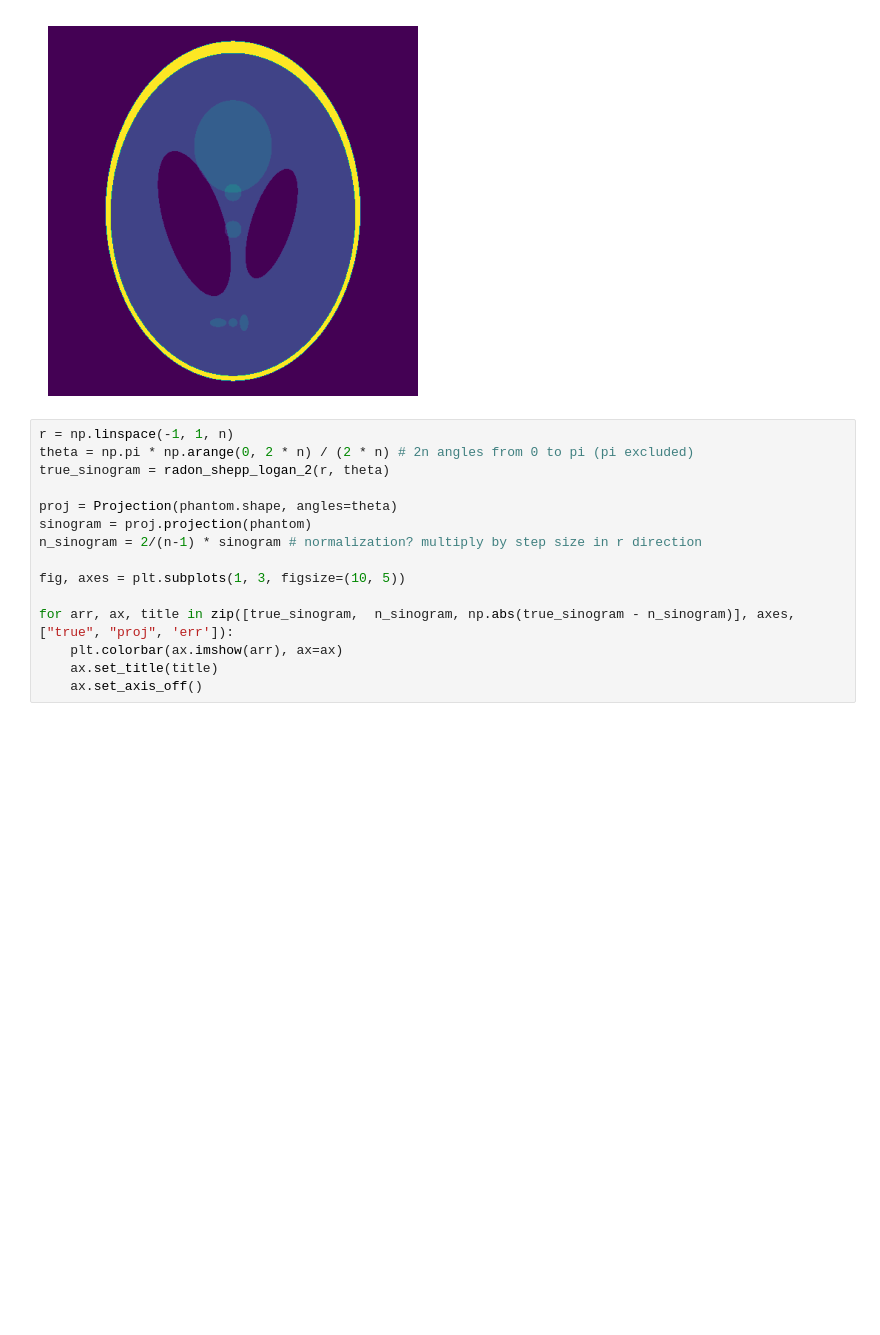
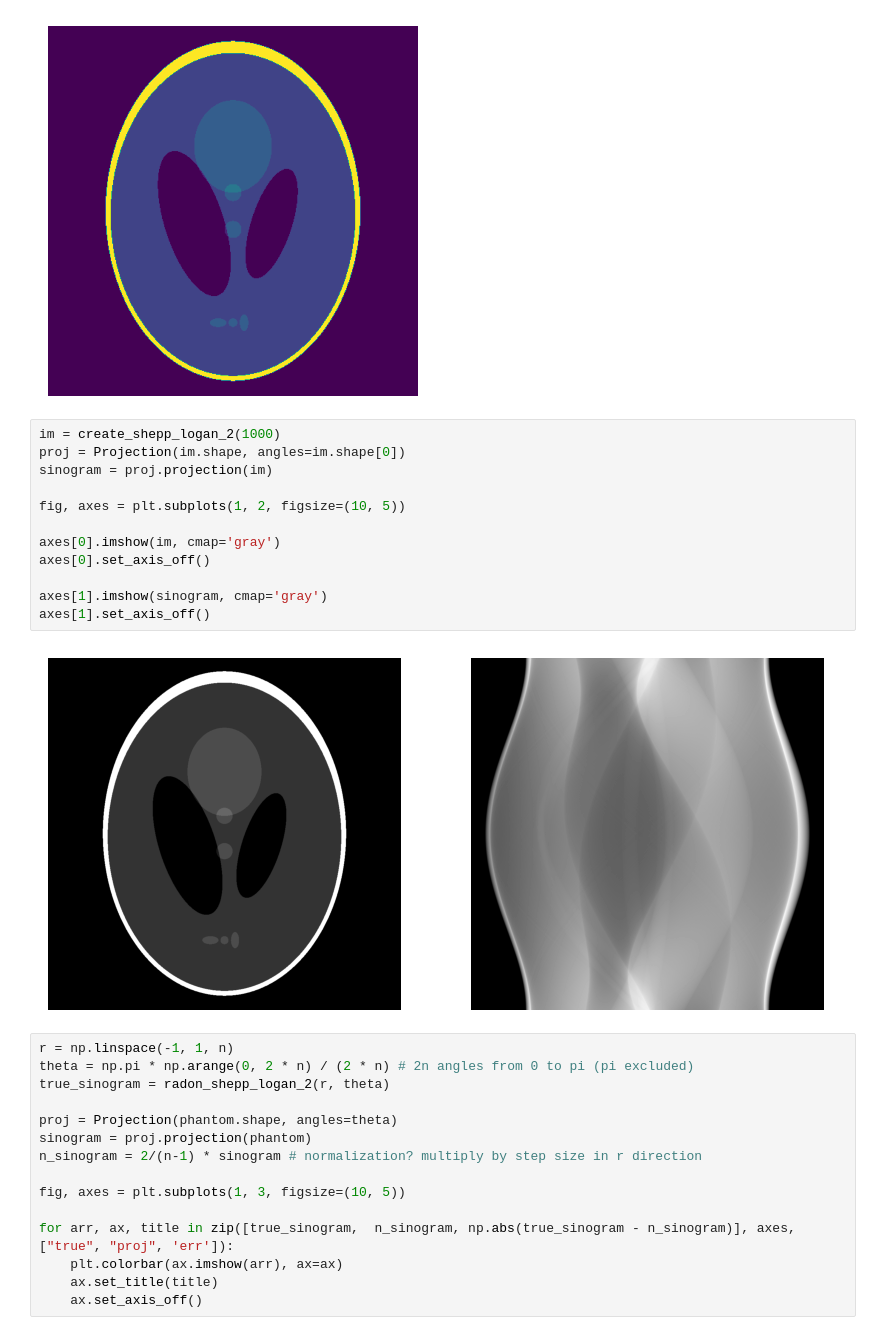
Before and after one commit to Loris0/ppfft, a Jupyter notebook: test_radon.ipynb, the cells around one changed output. Saved outputs shown, nothing was run; the diff lists cells and outputs as text; blank space fills up the shorter version.

```diff
--- a/test_radon.ipynb
+++ b/test_radon.ipynb
@@ -114,6 +114,20 @@ plt.axis("off")
 plt.show()
 # %% [output]
 [figure]
+# %%
+im = create_shepp_logan_2(1000)
+proj = Projection(im.shape, angles=im.shape[0])
+sinogram = proj.projection(im)
+
+fig, axes = plt.subplots(1, 2, figsize=(10, 5))
+
+axes[0].imshow(im, cmap='gray')
+axes[0].set_axis_off()
+
+axes[1].imshow(sinogram, cmap='gray')
+axes[1].set_axis_off()
+# %% [output]
+[figure, added]
 # %%
 r = np.linspace(-1, 1, n)
 theta = np.pi * np.arange(0, 2 * n) / (2 * n) # 2n angles from 0 to pi (pi excluded)
```
Also changed, not shown: parts of 8 cells of this notebook, 11 other files.
